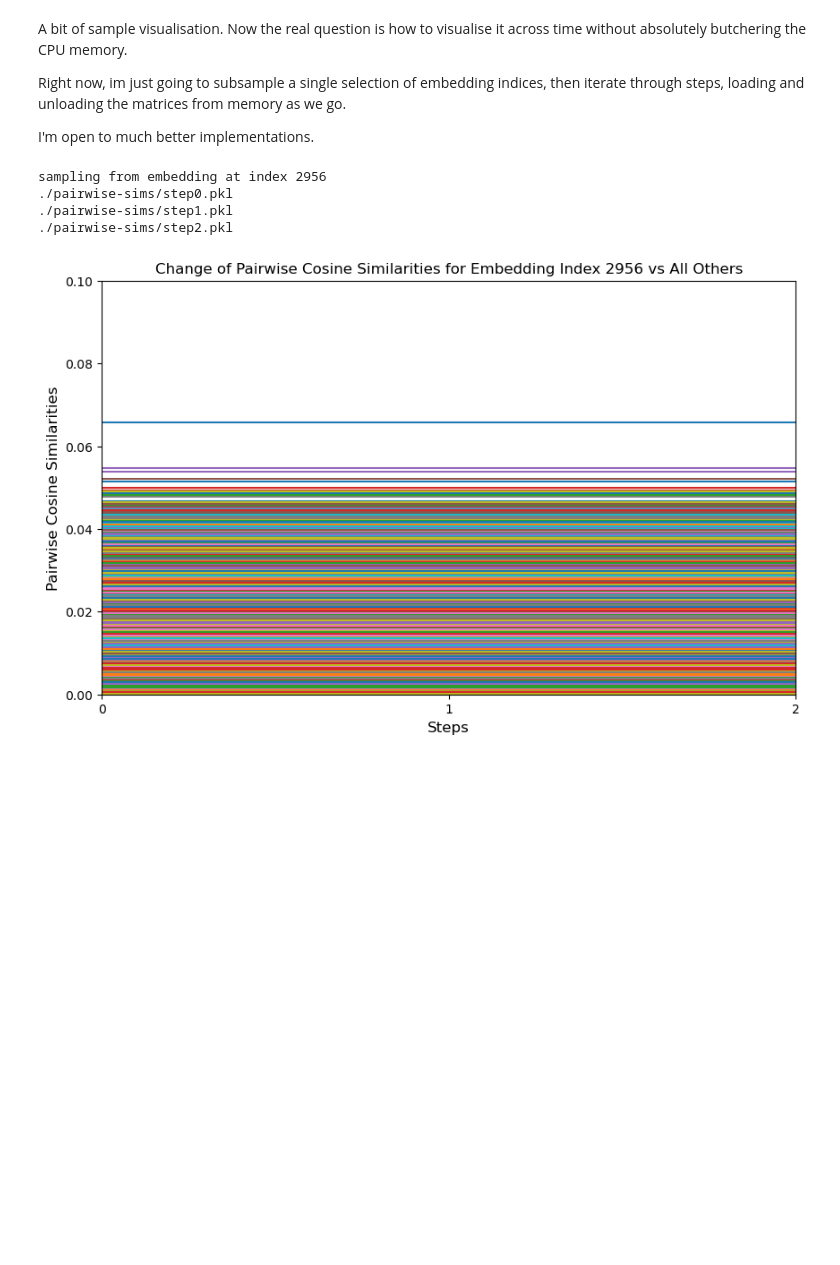
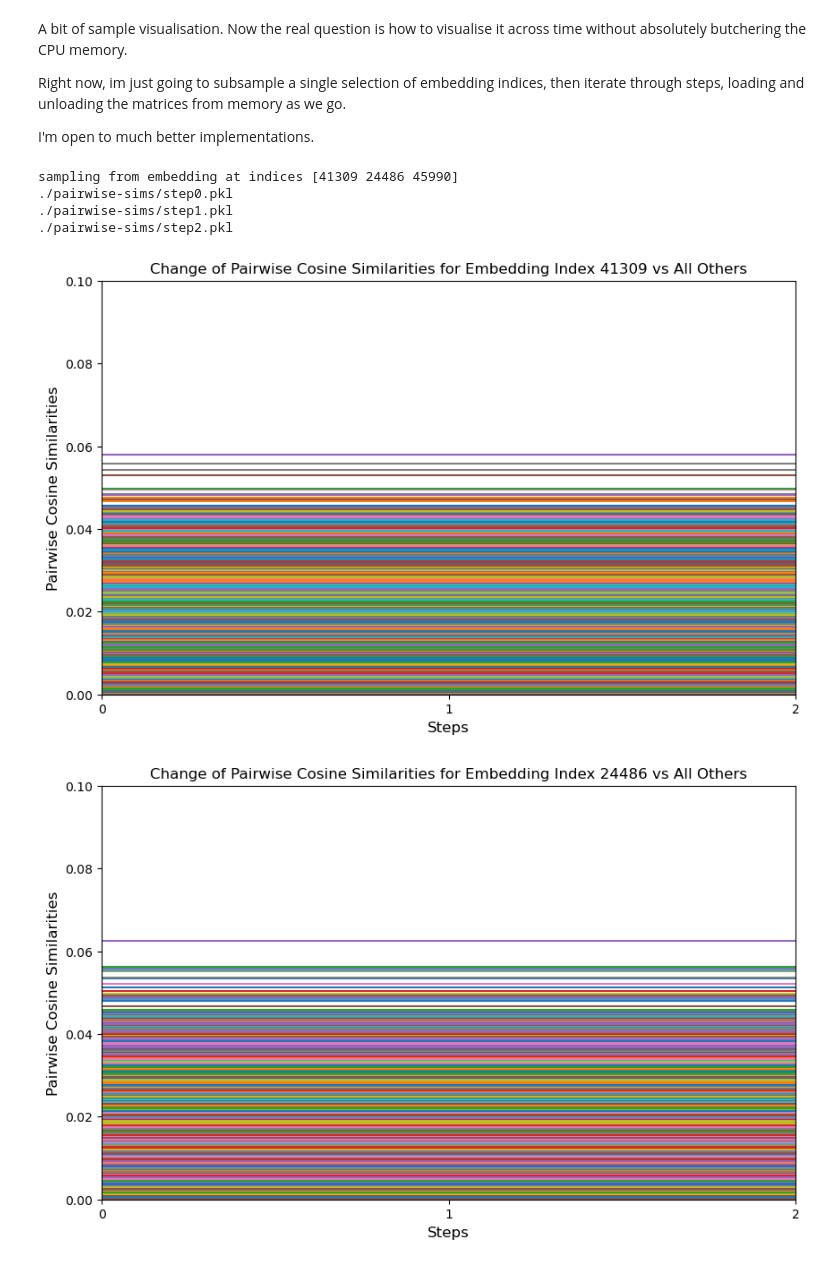
Before and after one commit to Clyde013/pythia-embedding-analysis, a Jupyter notebook: notebooks/embed_pairwise_cos_sims.ipynb, the cells around one changed output. Drawn from its saved outputs; the diff is of its cells as text; code cells hidden in the pictures; blank space fills up the shorter version.

Commit message:
Implement multi-index plotting

```diff
--- a/notebooks/embed_pairwise_cos_sims.ipynb
+++ b/notebooks/embed_pairwise_cos_sims.ipynb
@@ -74,62 +66,70 @@ import re
 import numpy as np
 
 import matplotlib.pyplot as plt
 from matplotlib.collections import LineCollection
+from pathlib import Path
 
-fig, ax = plt.subplots(figsize=(10, 6))
-y = []
-x = []
+Path("./pairwise-sims-plots/").mkdir(parents=True, exist_ok=True)
 
+n_samples = 3
 dir = './pairwise-sims/'
-subsample_idx = np.random.randint(0, 50688, 1)
-print(f'sampling from embedding at index {subsample_idx[0]}')
+y = [[] for i in range(n_samples)]
+x = [[] for i in range(n_samples)]
+subsample_idx = np.random.randint(0, 50688, n_samples)
+print(f'sampling from embedding at indices {subsample_idx}')
 
 # files are not necessarily listed in increasing step order, so do a little
 # magic to sort them integer-aly
 files = os.listdir(dir)
 files.sort(key = lambda x: int(re.findall(r'\d+', x)[0]))
 
 for filename in files:
     # this will be the x axis
     step_num = re.findall(r'\d+', filename)[0]
-    x.append(int(step_num))
-
     filepath = os.path.join(dir, filename)
     print(filepath)
 
     with open(filepath, 'rb') as infile:
         sim_matrix, norms = pickle.load(infile)
-        # this would be the y axis (after concat and transpose)
-        pairwise_sims = sim_matrix[subsample_idx]
-        y.append(pairwise_sims)
 
-# after this op, y should have shape (n_samples, 50688)
-y = np.concatenate(y, axis=0)
-# remove the self cosine-similarity which will be 1 (or 1.000001 just because)
-y = np.delete(y, subsample_idx, 1)
+        for i in range(n_samples):
+            # this would be the y axis (after concat and transpose)
+            # [i] as index to maintain the dimensionality of index selected
+            pairwise_sims = sim_matrix[subsample_idx[[i]]]
 
-# set colors for the lines so it isn't a giant blue homogenous rectangle.
-# https://matplotlib.org/gallery/color/color_cycle_default.html
-prop_cycle = plt.rcParams['axes.prop_cycle']
-colors = prop_cycle.by_key()['color']
+            x[i].append(int(step_num))
+            y[i].append(pairwise_sims)
 
-# use line collection and overly complex code to attach x coords to the list of y values
-x_temp = np.broadcast_to(x, y.T.shape)
-segments = LineCollection(np.array(list(zip(x_temp, y.T))).swapaxes(1,2), colors=colors)
-ax.add_collection(segments)
+for i in range(n_samples):
+    fig, ax = plt.subplots(figsize=(10, 6))
+    # after this op, y should have shape (n_samples, 50688)
+    y_temp = np.concatenate(y[i], axis=0)
+    # remove the self cosine-similarity which will be 1 (or 1.000001 just because)
+    y_temp = np.delete(y_temp, subsample_idx, 1)
 
-plt.xticks(ticks=x)
-# change this lim as necessary
-ax.set_ylim(0,0.1)
-# Label the axes
-ax.set_xlabel('Steps', fontsize=12)
-ax.set_ylabel('Pairwise Cosine Similarities', fontsize=12)
-ax.set_title(f'Change of Pairwise Cosine Similarities for Embedding Index {subsample_idx[0]} vs All Others')
+    # set colors for the lines so it isn't a giant blue homogenous rectangle.
+    # https://matplotlib.org/gallery/color/color_cycle_default.html
+    prop_cycle = plt.rcParams['axes.prop_cycle']
+    colors = prop_cycle.by_key()['color']
 
-plt.show()
+    # use line collection and overly complex code to attach x coords to the list of y values
+    x_temp = np.broadcast_to(x[i], y_temp.T.shape)
+    segments = LineCollection(np.array(list(zip(x_temp, y_temp.T))).swapaxes(1,2), colors=colors)
+    ax.add_collection(segments)
+
+    plt.xticks(ticks=x[i])
+    # change this lim as necessary
+    ax.set_ylim(0,0.1)
+    # Label the axes
+    ax.set_xlabel('Steps', fontsize=12)
+    ax.set_ylabel('Pairwise Cosine Similarities', fontsize=12)
+    ax.set_title(f'Change of Pairwise Cosine Similarities for Embedding Index {subsample_idx[i]} vs All Others')
+    plt.savefig(f'./pairwise-sims-plots/cos_sim_{subsample_idx[i]}.png')
+    plt.show()
 # %% [output]
-sampling from embedding at index 2956
+sampling from embedding at indices [41309 24486 45990]
 ./pairwise-sims/step0.pkl
 ./pairwise-sims/step1.pkl
 ./pairwise-sims/step2.pkl
-[figure, old version]
+[figure, new version]
+[figure, added]
```
Also changed, not shown: parts of 2 cells of this notebook.
